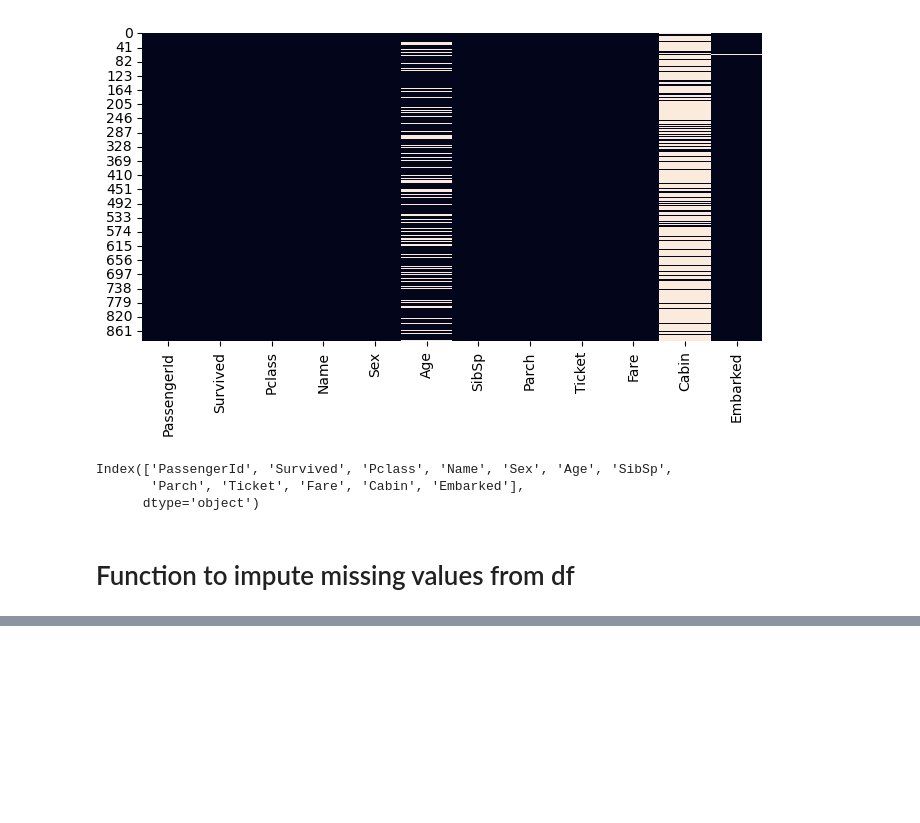
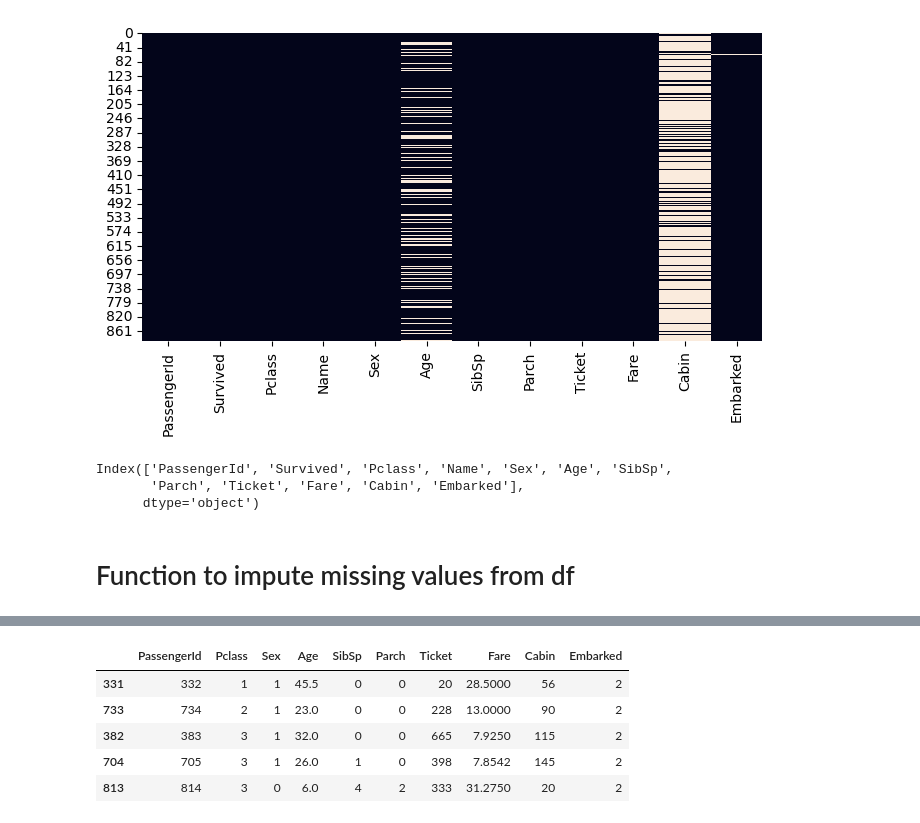
Before and after one commit to najeebjony/six_month_data_science, a Jupyter notebook: 00_project/02_titanic_kaggel_competition/titanic_kaggel.ipynb, the cells around one changed output, grey strips where cells are left out. Drawn from its saved outputs; the diff is of its cells as text; code cells hidden in the pictures; blank space fills up the shorter version.

```diff
--- a/00_project/02_titanic_kaggel_competition/titanic_kaggel.ipynb
+++ b/00_project/02_titanic_kaggel_competition/titanic_kaggel.ipynb
@@ -291,0 +303,21 @@ dtype: float64
+# %%
+# split the data X and y
+X = df.drop(['Survived','Name'], axis=1)
+y = df['Survived']
+
+#encode the data using for loop
+for col in X.columns:
+    if X[col].dtype == 'object' or X[col].dtype == 'category':
+        X[col] = LabelEncoder().fit_transform(X[col])
+
+#split the dataset into train and test sets
+X_train, X_test, y_train, y_test = train_test_split(X, y, test_size=0.2, random_state=42)
+# %%
+X_train.head()
+# %% [output]
+|  | PassengerId | Pclass | Sex | Age | SibSp | Parch | Ticket | Fare | Cabin | Embarked |
+| 331 | 332 | 1 | 1 | 45.5 | 0 | 0 | 20 | 28.5000 | 56 | 2 |
+| 733 | 734 | 2 | 1 | 23.0 | 0 | 0 | 228 | 13.0000 | 90 | 2 |
+| 382 | 383 | 3 | 1 | 32.0 | 0 | 0 | 665 | 7.9250 | 115 | 2 |
+| 704 | 705 | 3 | 1 | 26.0 | 1 | 0 | 398 | 7.8542 | 145 | 2 |
+| 813 | 814 | 3 | 0 | 6.0 | 4 | 2 | 333 | 31.2750 | 20 | 2 |
```
Also changed, not shown: parts of 8 cells of this notebook, 2 other files.
